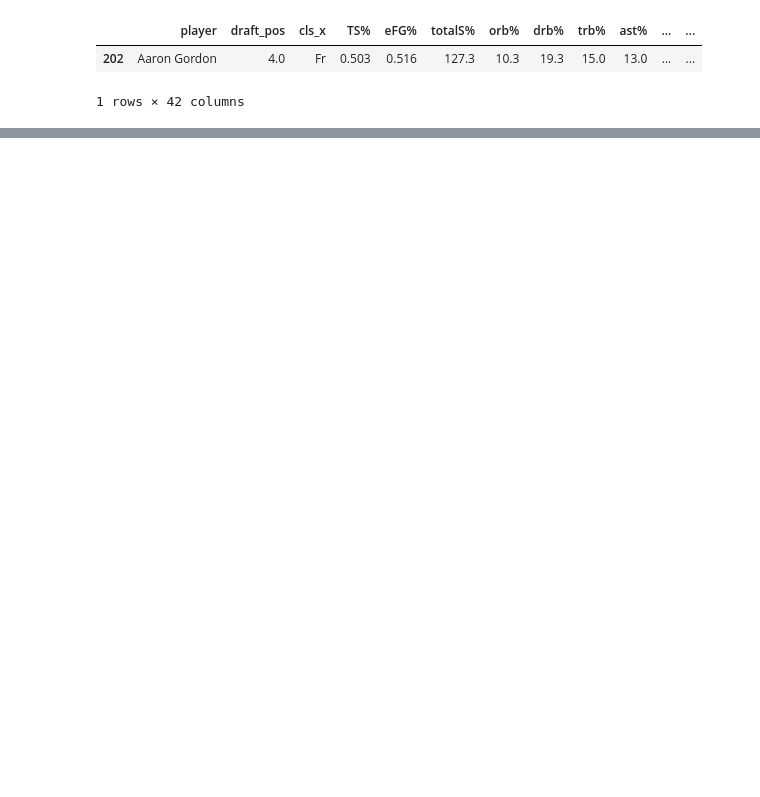
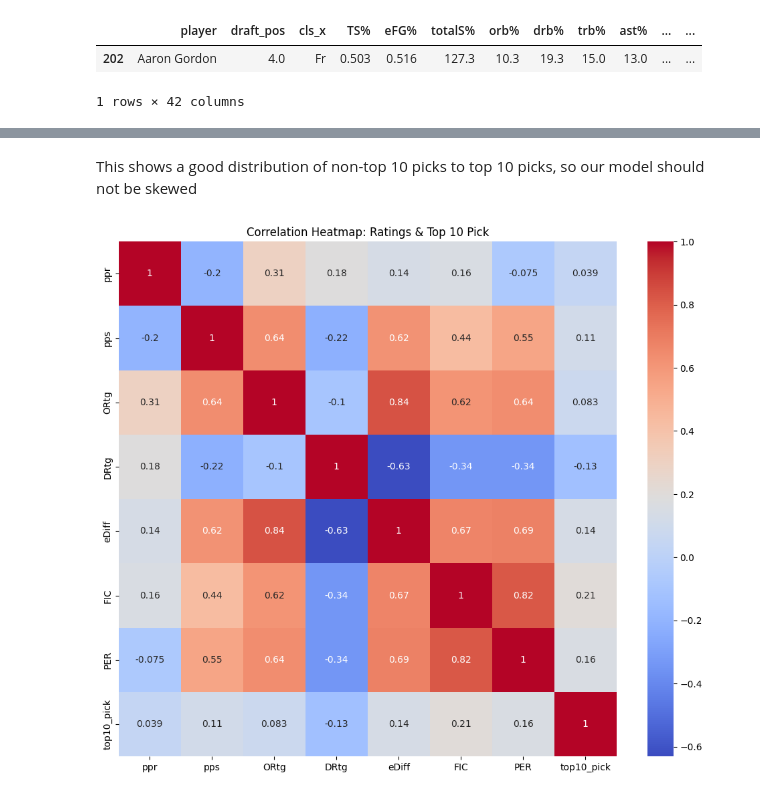
Before and after one commit to JonathanC12/Data-Mining-Project-2---Classification---NBA-Draft, a Jupyter notebook: Project2_Work.ipynb, the cells around one changed output, grey strips where cells are left out. Cells and saved outputs as stored; diff of their text form; code cells hidden in the pictures; blank space fills up the shorter version.

```diff
--- a/Project2_Work.ipynb
+++ b/Project2_Work.ipynb
@@ -254,0 +366,9 @@ complete_ncaa_top_ten_draft_stats
+# %%
+# drop the earliest years a player played and only keep their latest
+
+complete_ncaa_top_ten_draft_stats_edited = complete_ncaa_top_ten_draft_stats.drop_duplicates(
+    subset=['player'], keep='last'
+)
+
+# Drop helper column if you don’t want it anymore
+complete_ncaa_top_ten_draft_stats_edited = complete_ncaa_top_ten_draft_stats_edited.drop(columns=['class_rank'])
@@ -254,0 +416,4 @@ complete_ncaa_top_ten_draft_stats
+# %%
+# set the class for top 10 picks and not so it can  be easily classified in my models
+
+complete_ncaa_top_ten_draft_stats_edited['top10_pick'] = complete_ncaa_top_ten_draft_stats_edited['draft_pos'].apply(lambda x: 1 if x <= 10 else 0)
@@ -254,0 +429,4 @@ complete_ncaa_top_ten_draft_stats
+# %%
+# simplify the name
+
+model_data = complete_ncaa_top_ten_draft_stats_edited
@@ -254,0 +495,6 @@ complete_ncaa_top_ten_draft_stats
+# %%
+# Convert cls_x to floats by assigning numeric values to each class
+class_mapping = {'Fr': 1.0, 'So': 2.0, 'Jr': 3.0, 'Sr': 4.0}
+model_data['cls_x'] = model_data['cls_x'].str.strip().str.title().map(class_mapping)
+
+# model_data['cls_x'].value_counts()
@@ -254,0 +527,12 @@ complete_ncaa_top_ten_draft_stats
+# %% [markdown]
+This shows a good distribution of non-top 10 picks to top 10 picks, so our model should not be skewed
+# %%
+# Create a correlation heatmap for rate columns and see how they relate to top 10 picks
+
+ratings_cols = ['ppr','pps','ORtg','DRtg','eDiff','FIC','PER']
+plt.figure(figsize=(12,10))
+sns.heatmap(model_data[ratings_cols + ['top10_pick']].corr(), annot=True, cmap='coolwarm')
+plt.title('Correlation Heatmap: Ratings & Top 10 Pick')
+plt.show()
+# %% [output]
+[figure, added]
```
Also changed, not shown: parts of 85 cells of this notebook.
